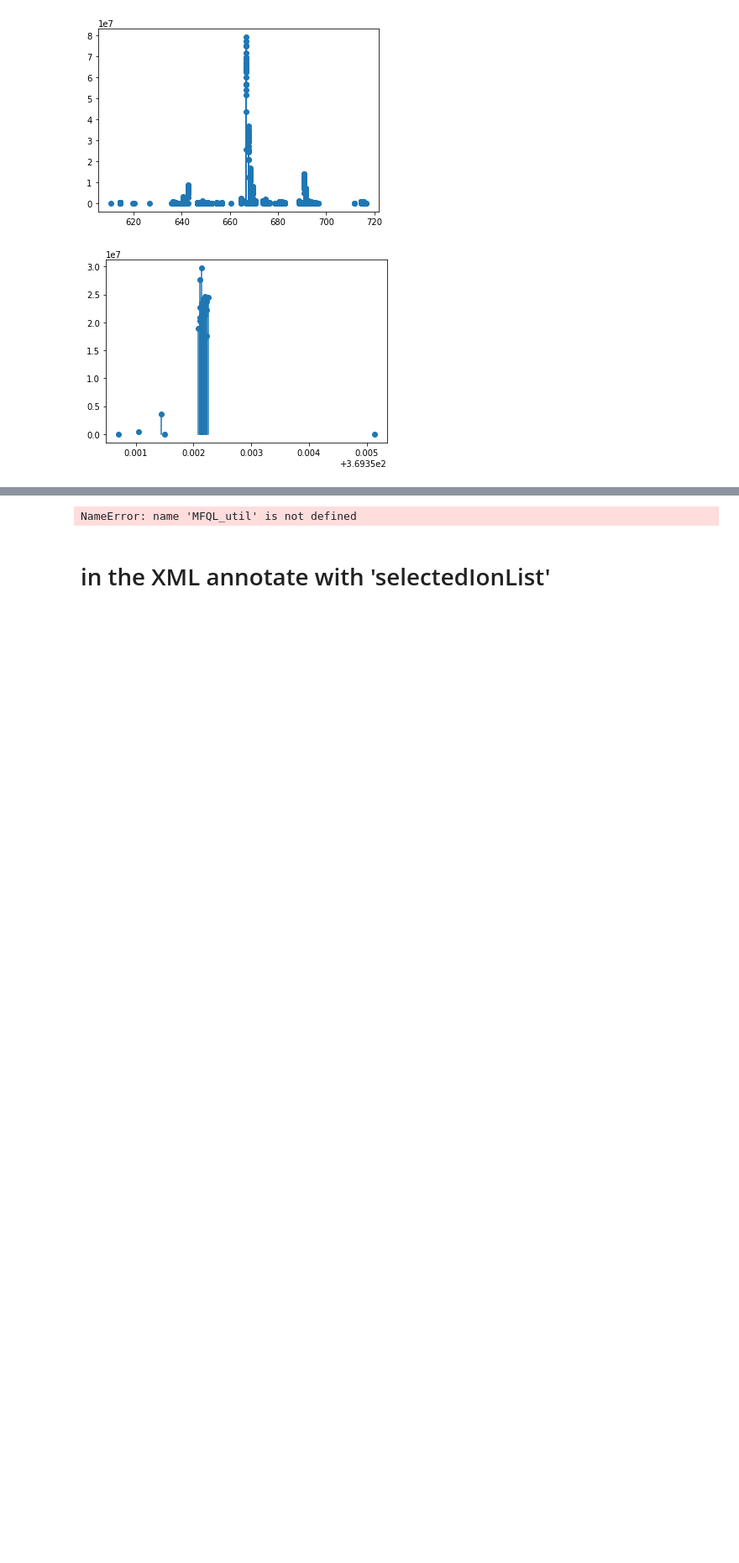
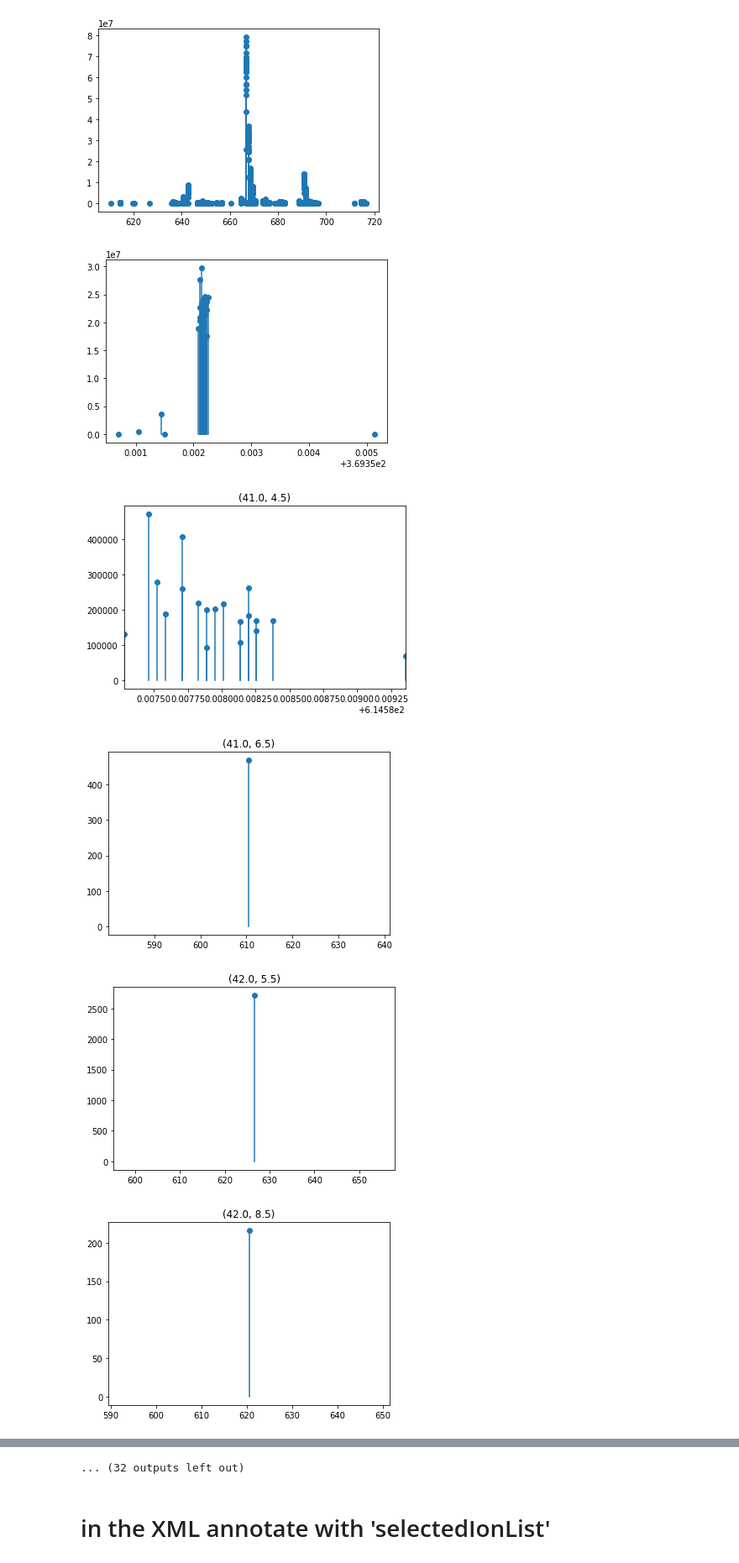
Before and after one commit to lifs-tools/lipidxplorer, a Jupyter notebook: lx2/mfql_emulate.ipynb, the cells around one changed output, grey strips where cells are left out. Shown at 84% size. Cells and saved outputs as stored; diff of their text form; code cells hidden in the pictures; blank space fills up the shorter version.

```diff
--- a/lx2/mfql_emulate.ipynb
+++ b/lx2/mfql_emulate.ipynb
@@ -76,7 +74,7 @@ def var2Target(var):
     target.set_dbr(*dbrs)
     return target
 # %%
-targets = [var2Target(var) for var in mfql_dict['variables']]
+targets = [Targets_util.var2Target(var) for var in mfql_dict['variables']]
 # %%
 filename = '..\\test_resources\\small_test\\190321_Serum_Lipidextract_368723_01.mzML'
 spectraUtil = SpectraUtil.fromFile(filename, test_sample=True)
@@ -205,5 +212,9 @@ plt.show()
 [figure]
 [figure]
 # %%
-MFQL_util.showAll_lollipop(pr_df, sample = False)
+Targets_util.showAll_lollipop(pr_df, sample = False)
 # %% [output]
+[figure, added]
+[figure, added]
+[figure, added]
+[figure, added]
@@ -210,3 +229,3 @@ MFQL_util.showAll_lollipop(pr_df, sample = False)
-NameError: name 'MFQL_util' is not defined
+... (32 outputs left out)
 # %% [markdown]
 # in the XML annotate with 'selectedIonList'
```
Also changed, not shown: parts of 7 cells of this notebook, 3 other files.
